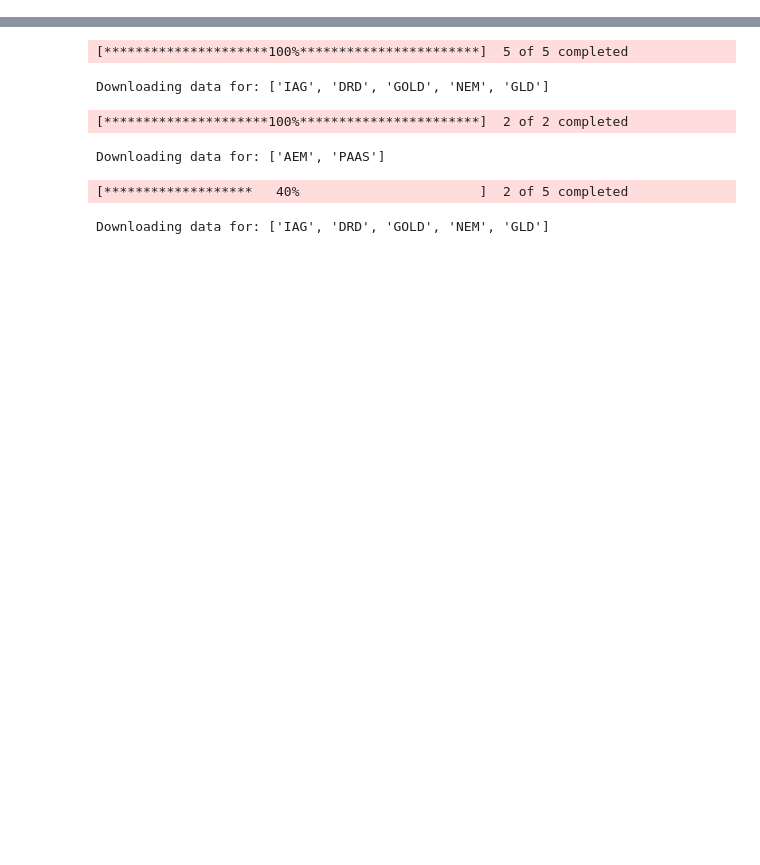
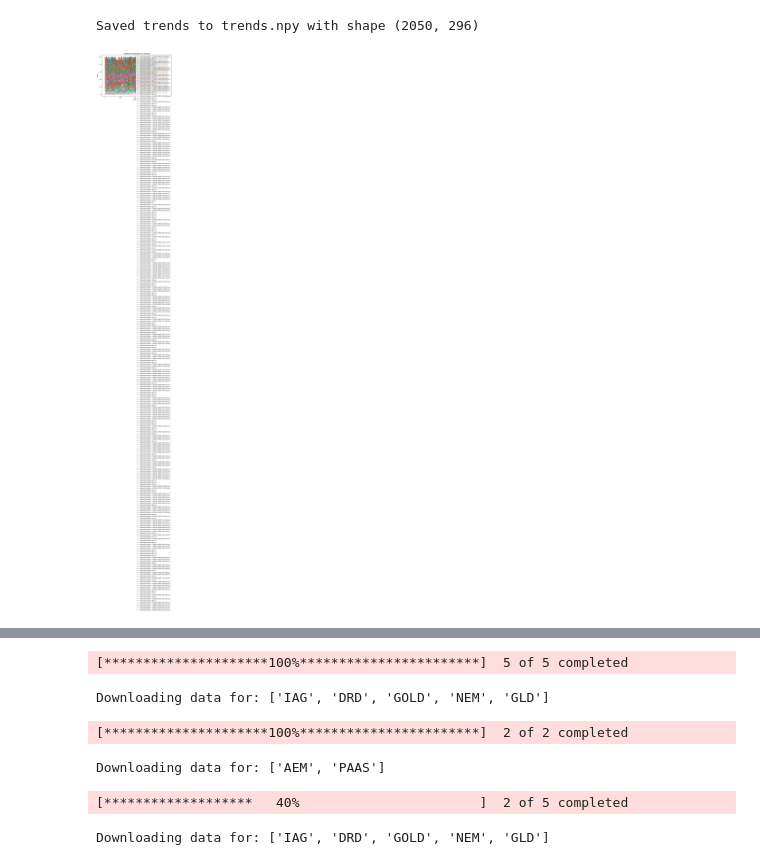
Before and after one commit to GustavBoye/DRED_Autoencoder, a Jupyter notebook: MoreData.ipynb, the cells around one changed output, grey strips where cells are left out. Drawn from its saved outputs; the diff is of its cells as text; code cells hidden in the pictures; blank space fills up the shorter version.

Commit message:
Working verison where it takes google data and use it as well as normal data

```diff
--- a/MoreData.ipynb
+++ b/MoreData.ipynb
@@ -1,5 +1,77 @@
 # %% [markdown]
 <a href="https://colab.research.google.com/github/GustavBoye/DRED_Autoencoder/blob/main/MoreData.ipynb" target="_parent"><img src="https://colab.research.google.com/assets/colab-badge.svg" alt="Open In Colab"/></a>
+# %%
+import os
+import csv
+import numpy as np
+import matplotlib.pyplot as plt
+
+def load_csv_trend_from_folder_with_skip(folder_path, target_size=2050):
+    all_data = []
+
+    # List all CSV files in the folder
+    csv_files = [f for f in os.listdir(folder_path) if f.endswith('.csv')]
+
+    for file_name in csv_files:
+        file_path = os.path.join(folder_path, file_name)
+
+        # Load data from each CSV file
+        file_data = []
+        with open(file_path, newline='', encoding='utf-8') as csvfile:
+            reader = csv.reader(csvfile)
+
+            # Skip the first 3 rows
+            for _ in range(3):
+                next(reader, None)
+
+            # Read the remaining rows
+            for row in reader:
+                try:
+                    # Convert the second column to float
+                    file_data.append(float(row[1]))
+                except (ValueError, IndexError):
+                    file_data.append(0.0)  # Replace invalid values with 0.0
+
+        all_data.append(file_data)
+
+    # Convert to numpy array
+    all_data = np.array(all_data, dtype=float)
+
+    # Interpolate all data to match target_size
+    interpolated_trends = []
+    for row in all_data:
+        interpolated_row = np.interp(np.linspace(0, len(row) - 1, target_size), np.arange(len(row)), row)
+        interpolated_trends.append(interpolated_row)
+
+    interpolated_trends = np.array(interpolated_trends).T  # Transpose to shape (2050, X)
+
+    return interpolated_trends, csv_files
+
+def save_trends_to_npy(folder_path, output_file="trends.npy"):
+    # Load and process CSV files
+    all_trends, csv_files = load_csv_trend_from_folder_with_skip(folder_path, target_size=2050)
+
+    # Save to .npy file
+    np.save(output_file, all_trends)
+    print(f"Saved trends to {output_file} with shape {all_trends.shape}")
+
+    # Plot the trends
+    plt.figure(figsize=(10, 6))
+    for idx, file_data in enumerate(all_trends.T):  # Iterate over columns (trends)
+        plt.plot(file_data, label=f'File {csv_files[idx]}')
+
+    plt.title('Stacked Trends Data from CSV Files')
+    plt.xlabel('Data Points')
+    plt.ylabel('Value')
+    plt.legend()
+    plt.show()
+
+# Run the script
+folder_path = "Trends"  # Change this to your folder path
+save_trends_to_npy(folder_path, "trends.npy")
+# %% [output]
+Saved trends to trends.npy with shape (2050, 296)
+[figure, added]
 # %%
 import numpy as np
 import tensorflow as tf
```
Also changed, not shown: parts of 2 cells of this notebook.
